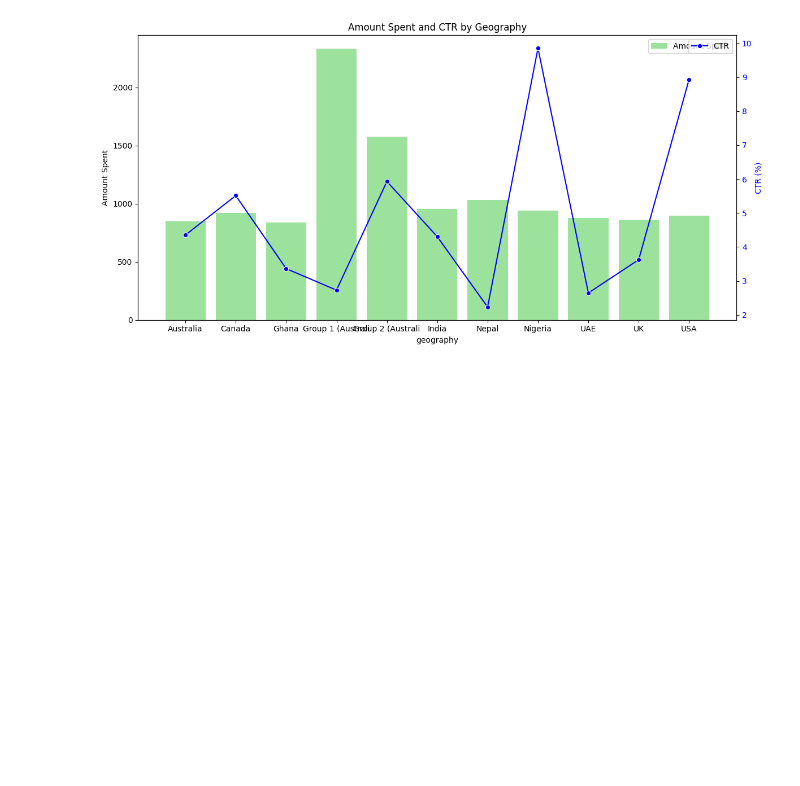
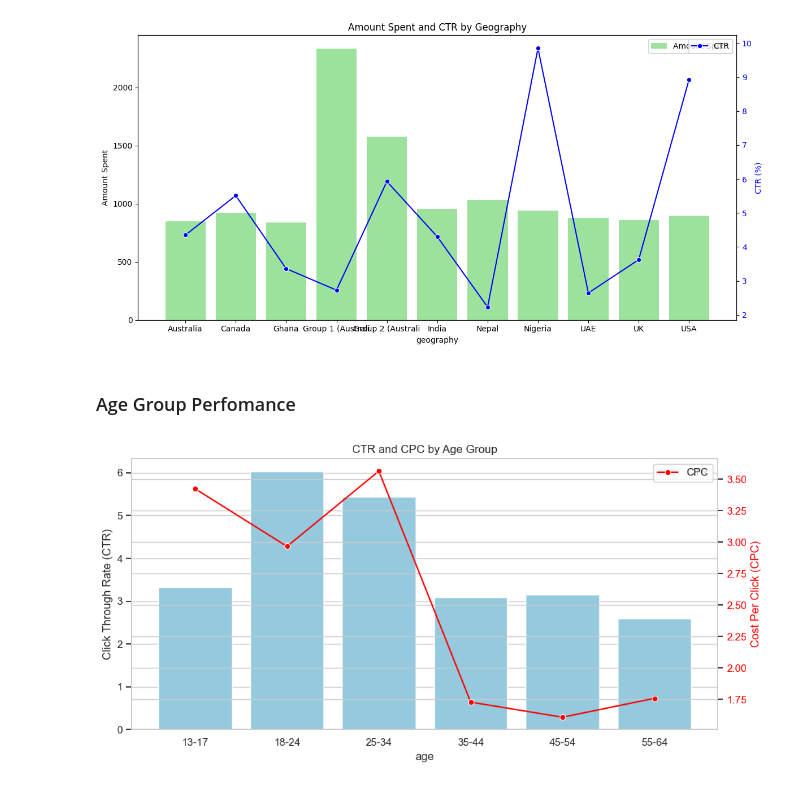
Before and after one commit to bakar-01/My-Dataanalysis, a Jupyter notebook: Marketing_Data.ipynb, the cells around one changed output. Drawn from its saved outputs; the diff is of its cells as text; code cells hidden in the pictures; blank space fills up the shorter version.

```diff
--- a/Marketing_Data.ipynb
+++ b/Marketing_Data.ipynb
@@ -274,3 +274,27 @@ plt.tight_layout()
 plt.show()
 # %% [output]
 [figure]
+# %% [markdown]
+### Age Group Perfomance
+# %%
+# Set style
+sns.set(style='whitegrid')
+
+# Create a barplot for CTR and CPC by age
+fig, ax1 = plt.subplots(figsize=(10, 5))
+
+# Barplot for CTR
+sns.barplot(x='age', y='ctr', data=age_group_stats, color='skyblue', label='CTR', ax=ax1)
+ax1.set_ylabel('Click Through Rate (CTR)')
+ax1.set_title('CTR and CPC by Age Group')
+
+# Create a second y-axis for CPC
+ax2 = ax1.twinx()
+sns.lineplot(x='age', y='cost_per_click', data=age_group_stats, color='red', marker='o', label='CPC', ax=ax2)
+ax2.set_ylabel('Cost Per Click (CPC)', color='red')
+ax2.tick_params(axis='y', labelcolor='red')
+
+plt.tight_layout()
+plt.show()
+# %% [output]
+[figure, added]
```
